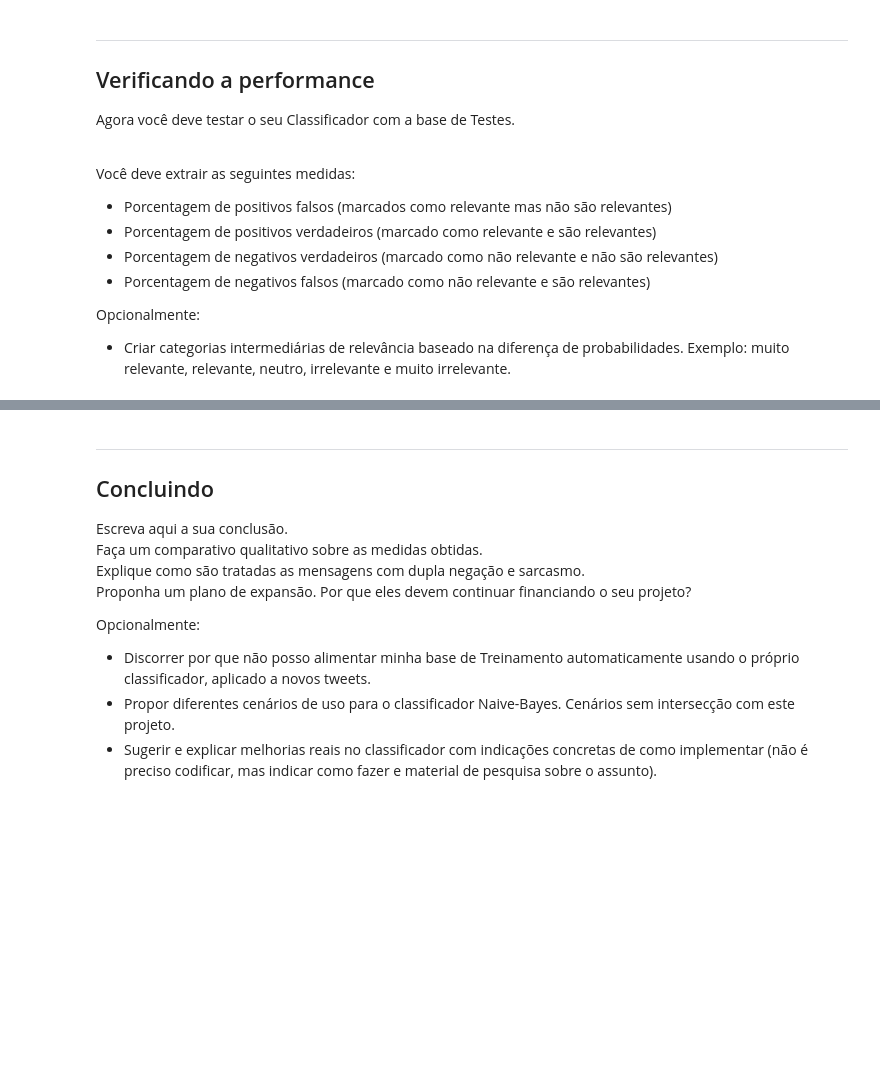
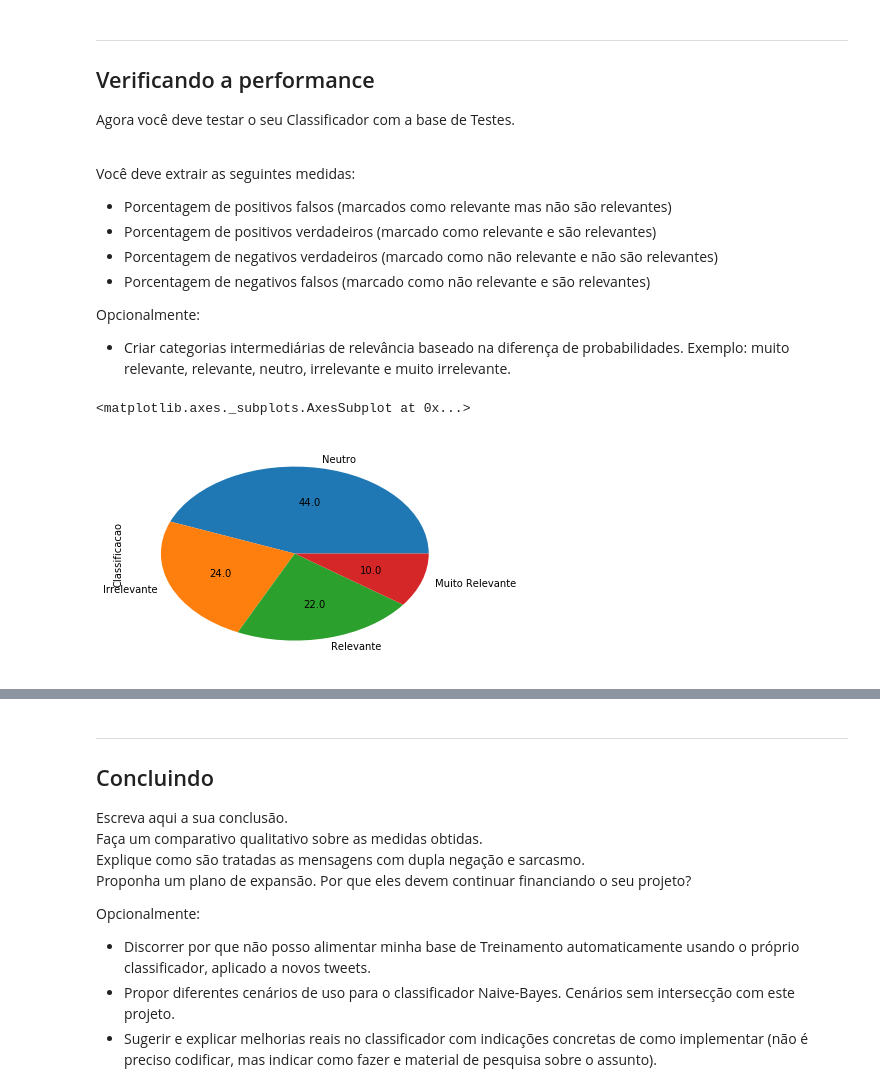
Before and after one commit to CarlosCherto/Ciencia-dos-Dados, a Jupyter notebook: Projeto 2/Projeto02.ipynb, the cells around one changed output, grey strips where cells are left out. Saved outputs shown, nothing was run; the diff lists cells and outputs as text; code cells hidden in the pictures; blank space fills up the shorter version.

```diff
--- a/Projeto 2/Projeto02.ipynb
+++ b/Projeto 2/Projeto02.ipynb
@@ -349,3 +321,34 @@ while c<200:
     c=c+1
 
 resposta = pd.DataFrame({'Tweet':tweets,'Humana':valores,'Naive':naive,'Resultado':resultado})
+# %%
+#Para criar classificações intermediárias, dividimos Pr por Pi, assim podemos comparar a magnitude
+c=0
+razao=[]
+while c<200:
+    razao.append(pr[c]/pi[c])
+    c=c+1
+# %%
+#Classificamos a relevância dependendo da magnitude da razão
+c=0
+inter=[]
+while c<200:
+    if 0.5<razao[c] and razao[c]<5:
+        inter.append("Neutro")
+    elif 10**-5<razao[c] and razao[c]<0.5:
+        inter.append("Irrelevante")
+    elif 5<razao[c] and razao[c]<10**5:
+        inter.append("Relevante")
+    elif razao[c]<=10**-5:
+        inter.append("Muito Irrelevante")
+    elif 10**5<razao[c]:
+        inter.append("Muito Relevante")
+    c=c+1
+probabilidades = pd.DataFrame({'Pr':pr,'Pi':pi,'Pr/Pi':razao,'Classificacao':inter})
+# %%
+#Plotamos um gráfico de setores com as porcentagens de cada possível classificação
+seg1=probabilidades.Classificacao.value_counts(True)*100
+seg1.plot(kind='pie',autopct="%0.1f",legend=False)
+# %% [output]
+<matplotlib.axes._subplots.AxesSubplot at 0x...>
+[figure, added]
```
Also changed, not shown: parts of 12 cells of this notebook.
